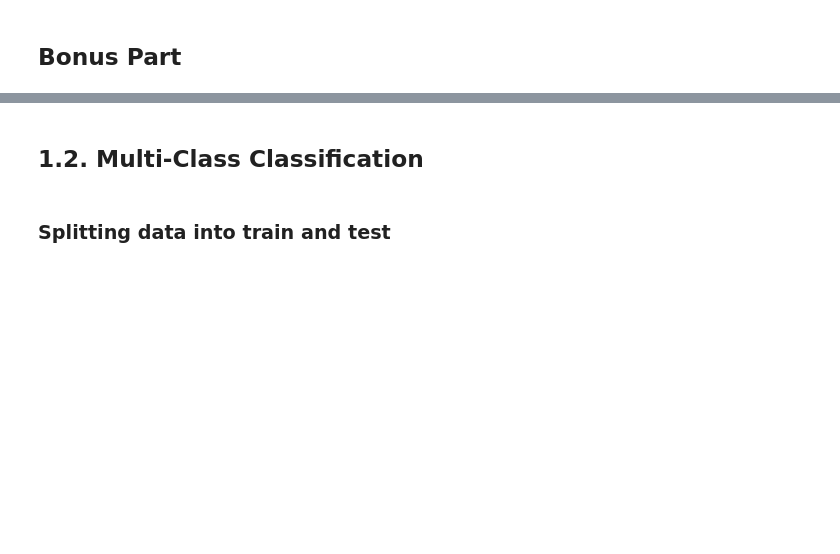
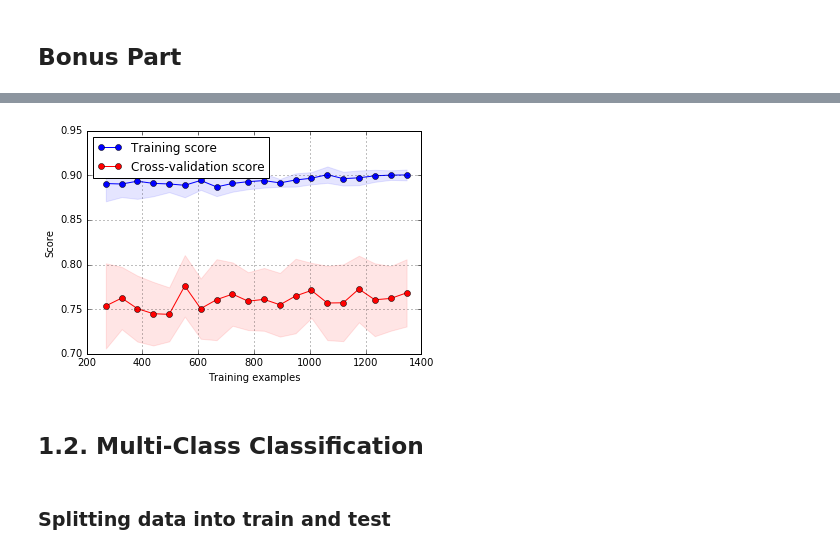
Before and after one commit to meryemmhamdi1/Gokcen_Meryem_Riyadh_ADA, a Jupyter notebook: 04 - Applied ML/HW4.ipynb, the cells around one changed output, grey strips where cells are left out. Saved outputs shown, nothing was run; the diff lists cells and outputs as text; code cells hidden in the pictures; blank space fills up the shorter version.

```diff
--- a/04 - Applied ML/HW4.ipynb
+++ b/04 - Applied ML/HW4.ipynb
@@ -337,3 +386,8 @@ plot_learning_curve(estimator,X,y_binary)
+# %%
+estimator = RandomForestClassifier(n_estimators=2)
+plot_learning_curve(estimator,X,y_binary)
+# %% [output]
+[figure, added]
 # %% [markdown]
 ## 1.2. Multi-Class Classification
 # %% [markdown]
```
Also changed, not shown: parts of 32 cells of this notebook, 1 other file.
